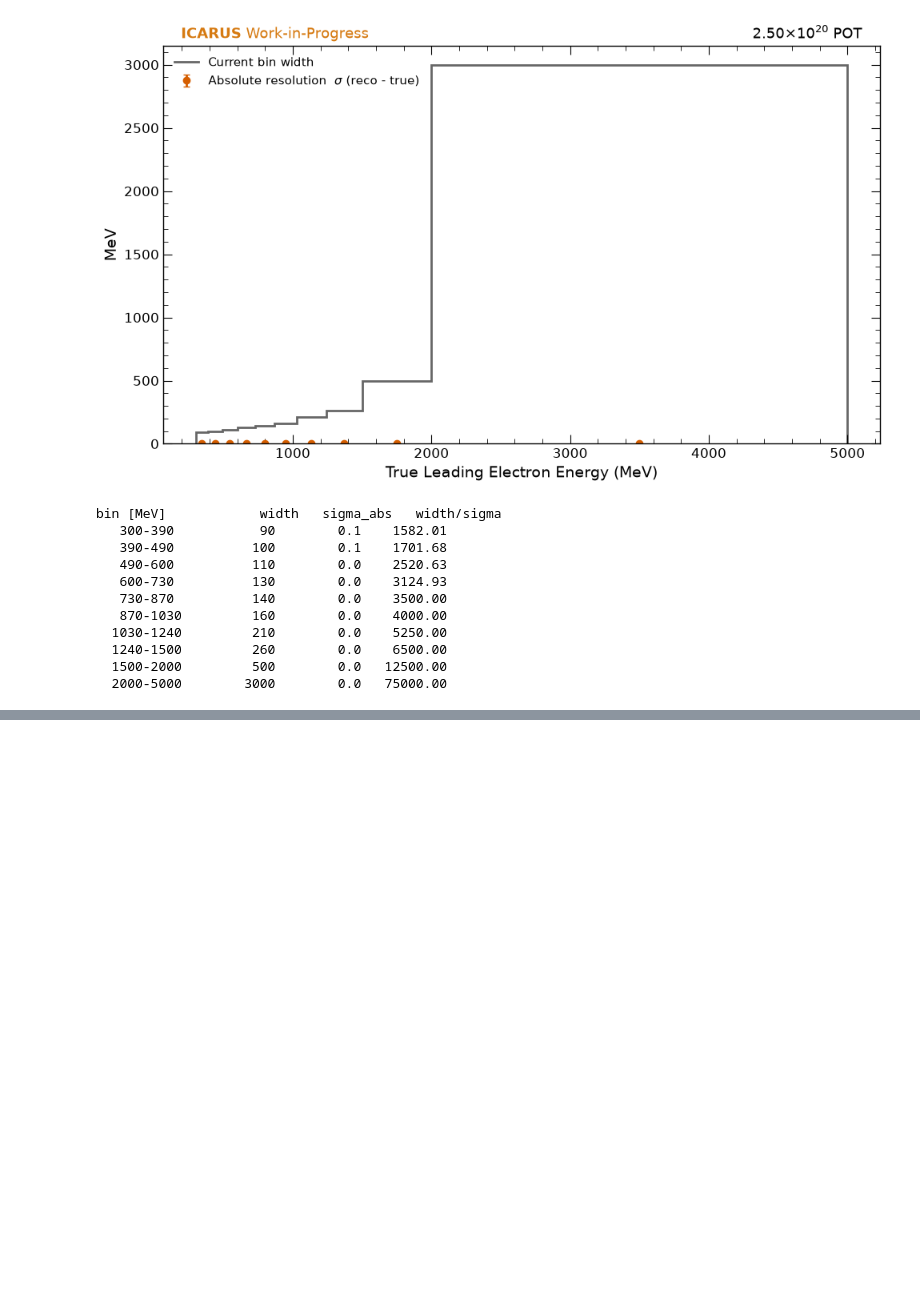
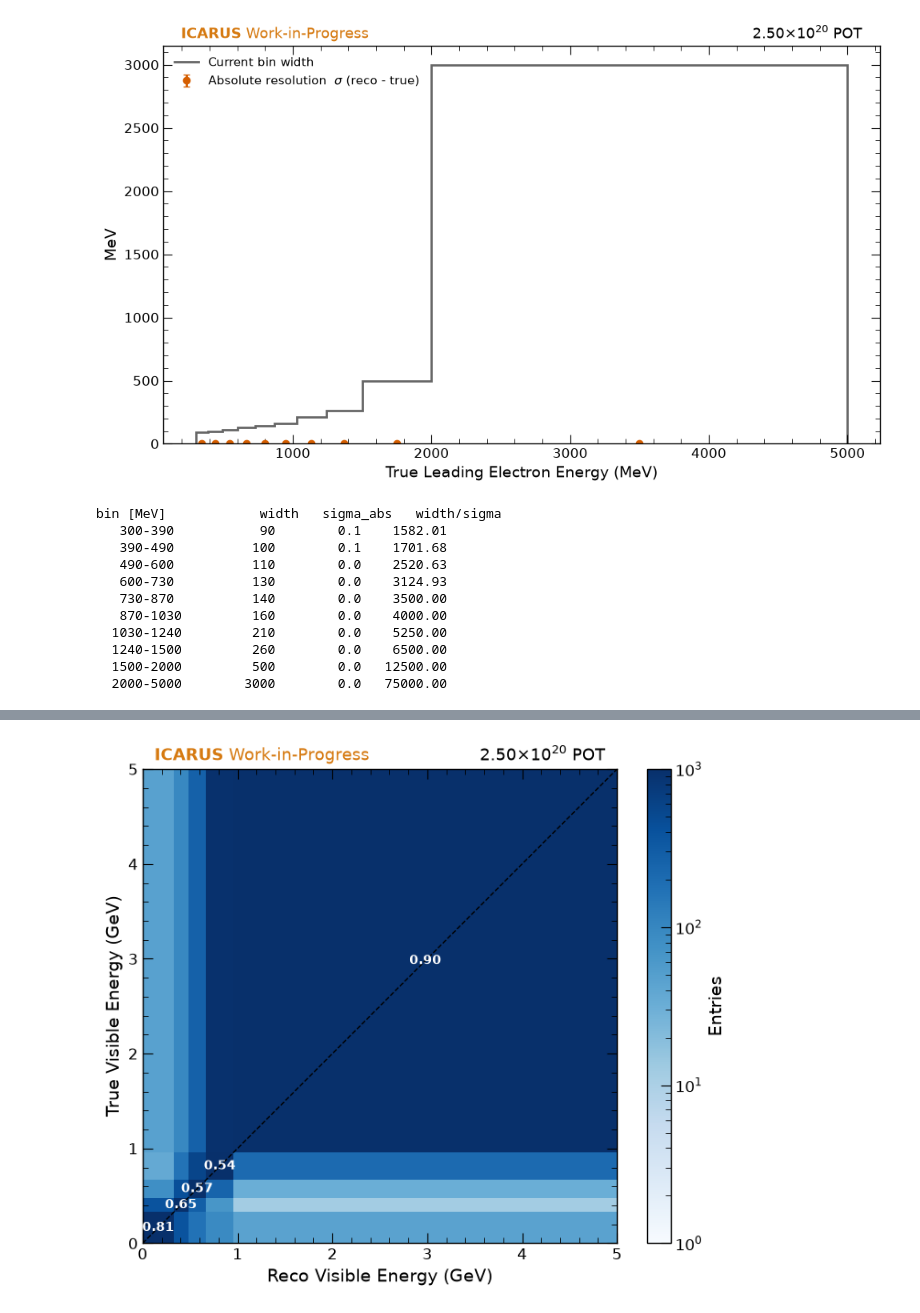
Before and after one commit to justinjmueller/medulla, a Jupyter notebook: analysis/binning.ipynb, the cells around one changed output, grey strips where cells are left out. Cells and saved outputs as stored; diff of their text form; code cells hidden in the pictures; blank space fills up the shorter version.

```diff
--- a/analysis/binning.ipynb
+++ b/analysis/binning.ipynb
@@ -909,0 +994,37 @@ bin [MeV]            width   sigma_abs   width/sigma
+# %%
+from matplotlib.colors import LogNorm
+
+edges_2d = np.array([0.0, 0.33, 0.48, 0.67, 0.96, 5.0])
+
+counts_2d, xedges, yedges = np.histogram2d(r_vis, t_vis, bins=[edges_2d, edges_2d])
+
+max_power = max(np.floor(np.log10(counts_2d[counts_2d > 0].max())), 2)
+ln = LogNorm(vmin=1, vmax=10**max_power)
+
+fig, ax = plt.subplots(figsize=(7, 6), constrained_layout=True)
+
+mesh = ax.pcolormesh(xedges, yedges, counts_2d.T, norm=ln, shading='auto')
+
+ax.plot([edges_2d[0], edges_2d[-1]], [edges_2d[0], edges_2d[-1]], 'k--', lw=1)
+
+# purity = diagonal / reco marginal, annotated on each diagonal cell
+reco_marg = counts_2d.sum(axis=1)
+purity_diag = np.divide(np.diag(counts_2d), reco_marg,
+                         out=np.zeros(len(reco_marg)), where=reco_marg > 0)
+x_centers = 0.5 * (xedges[:-1] + xedges[1:])
+y_centers = 0.5 * (yedges[:-1] + yedges[1:])
+for i in range(len(x_centers)):
+    ax.text(x_centers[i], y_centers[i], f'{purity_diag[i]:.2f}',
+            ha='center', va='center', fontsize=10, color='white', fontweight='bold')
+
+cbar = plt.colorbar(mesh, ax=ax)
+cbar.set_label('Entries')
+
+ax.set_aspect('equal')
+ax.set_xlabel('Reco Visible Energy (GeV)')
+ax.set_ylabel('True Visible Energy (GeV)')
+
+stamp(ax, pot=2.5e20, work_in_progress=True)
+plt.show()
+# %% [output]
+[figure, added]
```
Also changed, not shown: parts of 15 cells of this notebook, 51 other files.
